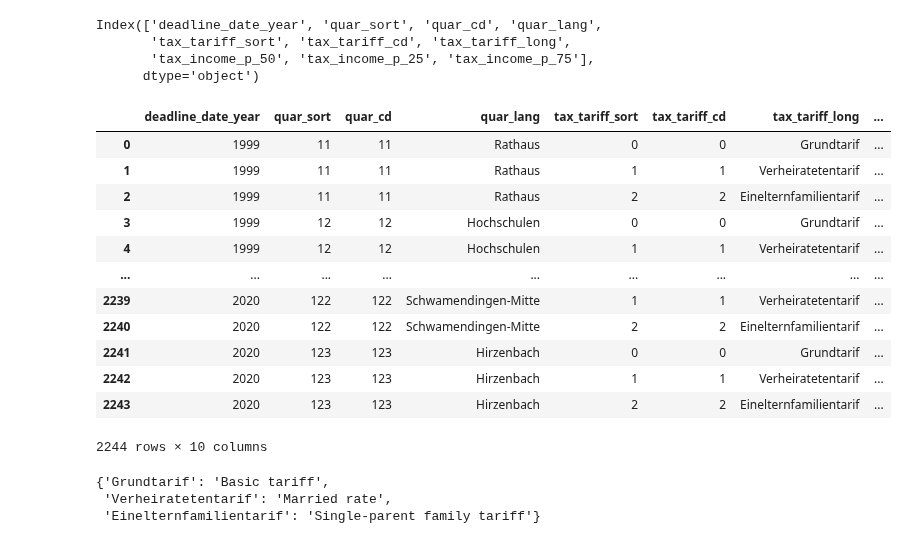
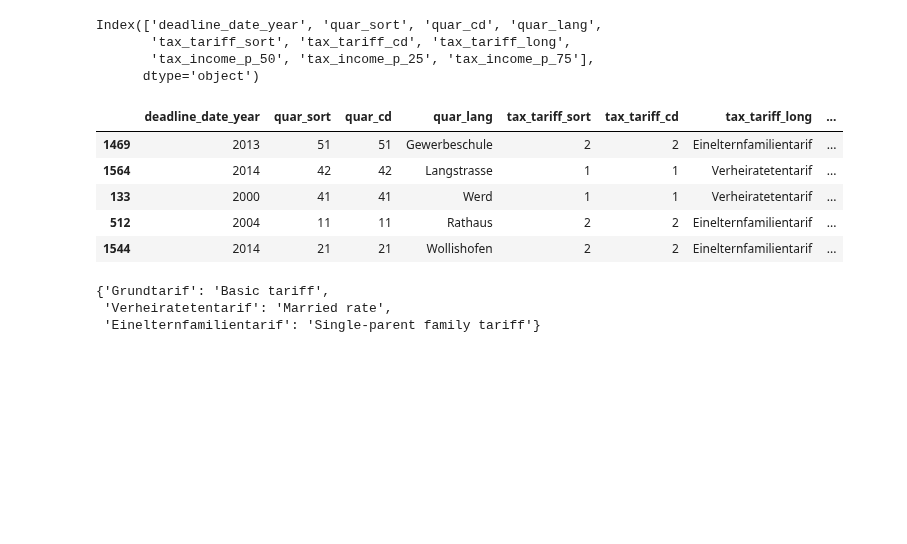
Before and after one commit to jonnross88/Springboard, a Jupyter notebook: u20_data_storytelling/zurich.ipynb, the cells around one changed output. Drawn from its saved outputs; the diff is of its cells as text; code cells hidden in the pictures; blank space fills up the shorter version.

```diff
--- a/u20_data_storytelling/zurich.ipynb
+++ b/u20_data_storytelling/zurich.ipynb
@@ -420,7 +424,7 @@ This data set includes many columns, some of which are redundant. Out of the 31
 
 Before diving into the transformation process, let's explore some key aspects of the Zurich Dogs Dataset to understand its structure and characteristics.
 # %%
-columns_to_keep = [
+zurich_dog_data_cols_to_keep = [
     "deadline_date_year",
     "holder_id",
     "age_v_10_cd",
@@ -440,7 +444,7 @@ columns_to_keep = [
     "dog_color_text",
     "number_of_dogs",
 ]
-zurich_dog_data = zurich_dog_data[columns_to_keep]
+zurich_dog_data = zurich_dog_data[zurich_dog_data_cols_to_keep]
 zurich_dog_data_descriptive_stats = zurich_dog_data.describe(include="all")
 
 zurich_dog_data_descriptive_stats.T.sort_values(by="unique")
@@ -1671,19 +1959,12 @@ Index(['deadline_date_year', 'quar_sort', 'quar_cd', 'quar_lang',
        'tax_income_p_50', 'tax_income_p_25', 'tax_income_p_75'],
       dtype='object')
 # %%
-zurich_income_data
+zurich_income_data.sample(5)
 # %% [output]
 |  | deadline_date_year | quar_sort | quar_cd | quar_lang | tax_tariff_sort | tax_tariff_cd | tax_tariff_long | ... |
-| 0 | 1999 | 11 | 11 | Rathaus | 0 | 0 | Grundtarif | ... |
-| 1 | 1999 | 11 | 11 | Rathaus | 1 | 1 | Verheiratetentarif | ... |
-| 2 | 1999 | 11 | 11 | Rathaus | 2 | 2 | Einelternfamilientarif | ... |
-| 3 | 1999 | 12 | 12 | Hochschulen | 0 | 0 | Grundtarif | ... |
-| 4 | 1999 | 12 | 12 | Hochschulen | 1 | 1 | Verheiratetentarif | ... |
-| ... | ... | ... | ... | ... | ... | ... | ... | ... |
-| 2239 | 2020 | 122 | 122 | Schwamendingen-Mitte | 1 | 1 | Verheiratetentarif | ... |
-| 2240 | 2020 | 122 | 122 | Schwamendingen-Mitte | 2 | 2 | Einelternfamilientarif | ... |
-| 2241 | 2020 | 123 | 123 | Hirzenbach | 0 | 0 | Grundtarif | ... |
-| 2242 | 2020 | 123 | 123 | Hirzenbach | 1 | 1 | Verheiratetentarif | ... |
-| 2243 | 2020 | 123 | 123 | Hirzenbach | 2 | 2 | Einelternfamilientarif | ... |
+| 1469 | 2013 | 51 | 51 | Gewerbeschule | 2 | 2 | Einelternfamilientarif | ... |
+| 1564 | 2014 | 42 | 42 | Langstrasse | 1 | 1 | Verheiratetentarif | ... |
+| 133 | 2000 | 41 | 41 | Werd | 1 | 1 | Verheiratetentarif | ... |
+| 512 | 2004 | 11 | 11 | Rathaus | 2 | 2 | Einelternfamilientarif | ... |
+| 1544 | 2014 | 21 | 21 | Wollishofen | 2 | 2 | Einelternfamilientarif | ... |
-2244 rows × 10 columns
 # %%
```
Also changed, not shown: parts of 65 cells of this notebook.
